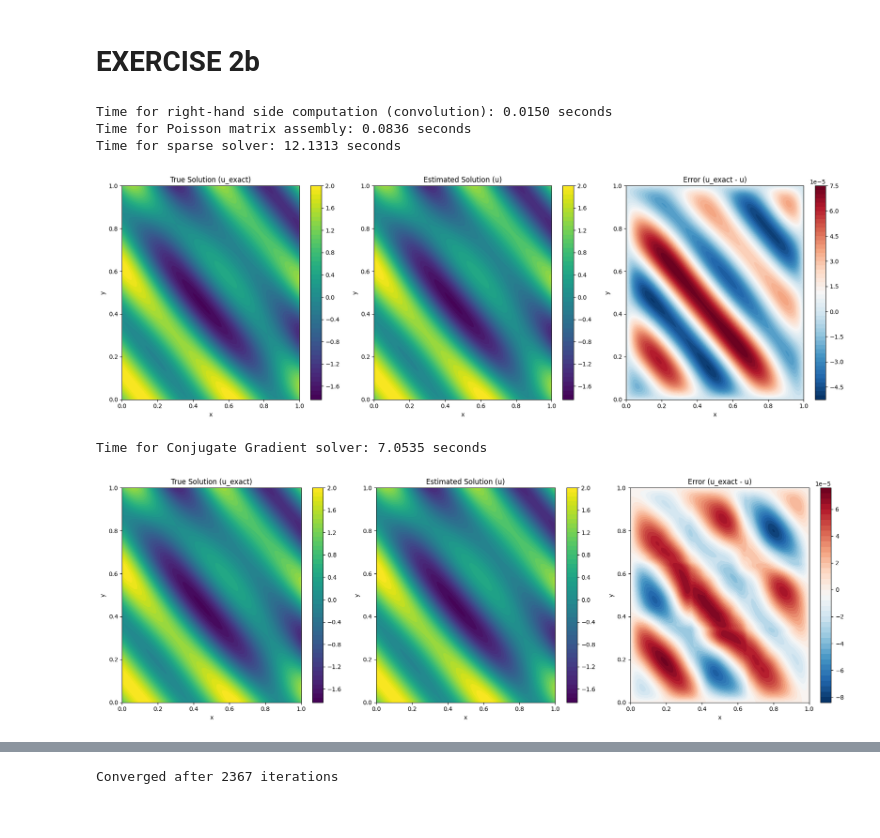
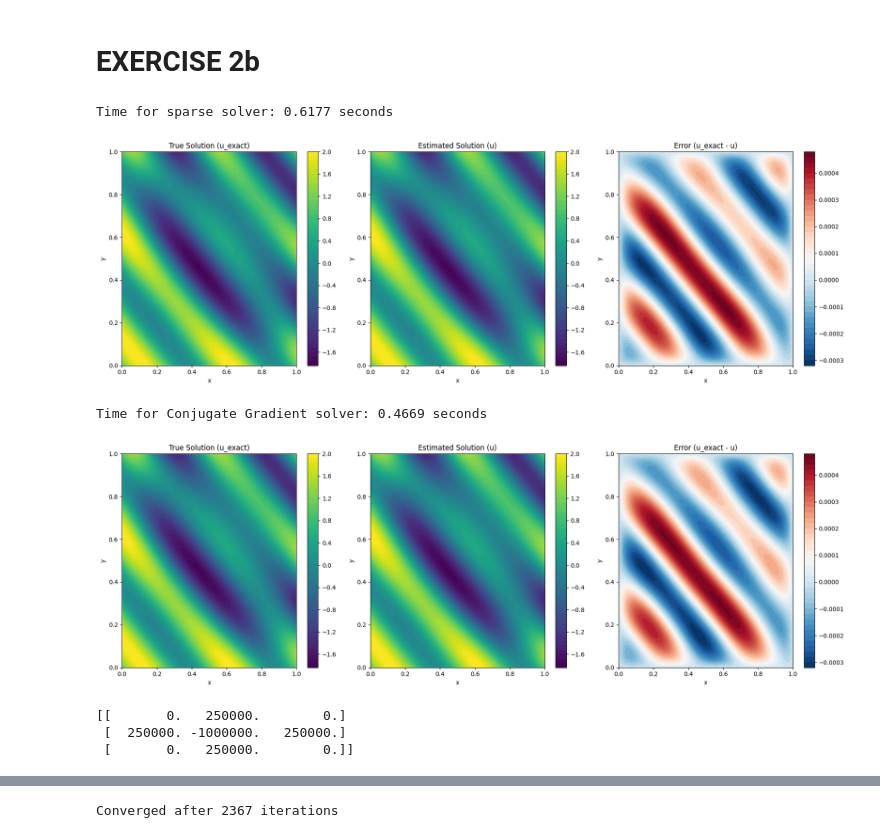
Before and after one commit to madswerngeen/02687---Scientific-Computing-for-differential-equations, a Jupyter notebook: assignment_1.ipynb, the cells around one changed output, grey strips where cells are left out. Cells and saved outputs as stored; diff of their text form; code cells hidden in the pictures.

```diff
--- a/assignment_1.ipynb
+++ b/assignment_1.ipynb
@@ -335,7 +335,7 @@ def f_rhs(x, y):
     return -16 * np.pi**2 * (2 * np.sin(4 * np.pi * (x + y)) + np.cos(4 * np.pi * x * y) * (x**2 + y**2))
 
 # Parameters
-N = 500  # number of grid points in each direction
+N = 200  # number of grid points in each direction
 h = 1.0 / N  # grid spacing
 
 # Create the grid
@@ -357,30 +357,23 @@ f = f_rhs(X, Y)
 
 # Poisson 5-point stencil matrix
 def poisson5(m, h):
-    e = np.ones(m)
+    e = np.ones(m) / h**2  # Scaling by 1/h^2 for correct discretization
     S = sp.diags([e, -2*e, e], [-1, 0, 1], shape=(m, m))
     I = sp.eye(m)
     A = sp.kron(I, S) + sp.kron(S, I)
-    A = A / h**2  # Scaling by 1/h^2 for correct discretization
+    A = A
     return A
 
 # Laplacian kernel for convolution
-L = np.array([[0, 1, 0], [1, -4, 1], [0, 1, 0]])/h**2
-
-# Timing the right-hand side computation (convolution)
-start_time = time.time()  # Start the timer
+L = np.array([[0, 1, 0], [1, -4, 1], [0, 1, 0]]) / h**2
+# right-hand side computation (convolution)
 rhs = f[1:-1, 1:-1] - convolve2d(u, L, mode='valid')
-rhs_time = time.time() - start_time  # End the timer and record the time
-print(f"Time for right-hand side computation (convolution): {rhs_time:.4f} seconds")
 
 # Flatten the right-hand side to a vector for the sparse solver
 f_vec = rhs.flatten()
 
 # Timing the Poisson matrix assembly
-start_time = time.time()  # Start the timer
 A = poisson5(N-1, h)
-A_time = time.time() - start_time  # End the timer and record the time
-print(f"Time for Poisson matrix assembly: {A_time:.4f} seconds")
 
 # Timing the sparse solver
 start_time = time.time()  # Start the timer
@@ -440,36 +433,40 @@ error = u_exact(X, Y) - u
 
 # Plotting the results: True Solution, Estimated Solution, and Error
 plt.figure(figsize=(18, 6))
 
 # Plot the true solution (u_exact)
 plt.subplot(1, 3, 1)
 plt.title("True Solution (u_exact)")
 cp1 = plt.contourf(X, Y, u_exact(X, Y), levels=50, cmap='viridis')
 plt.colorbar(cp1)
 plt.xlabel('x')
 plt.ylabel('y')
 
 # Plot the estimated solution (u)
 plt.subplot(1, 3, 2)
 plt.title("Estimated Solution (u)")
 cp2 = plt.contourf(X, Y, u, levels=50, cmap='viridis')
 plt.colorbar(cp2)
 plt.xlabel('x')
 plt.ylabel('y')
 
 # Plot the error
 plt.subplot(1, 3, 3)
 plt.title("Error (u_exact - u)")
 cp3 = plt.contourf(X, Y, error, levels=50, cmap='RdBu_r')
 plt.colorbar(cp3)
 plt.xlabel('x')
 plt.ylabel('y')
 plt.tight_layout()
 plt.show()
 # %% [output]
-Time for right-hand side computation (convolution): 0.0150 seconds
-Time for Poisson matrix assembly: 0.0836 seconds
-Time for sparse solver: 12.1313 seconds
+Time for sparse solver: 0.6177 seconds
-[figure, old version]
+[figure, new version]
-Time for Conjugate Gradient solver: 7.0535 seconds
+Time for Conjugate Gradient solver: 0.4669 seconds
-[figure, old version]
+[figure, new version]
+# %%
+print(L)
+# %% [output]
+[[       0.   250000.        0.]
+ [  250000. -1000000.   250000.]
+ [       0.   250000.        0.]]
```
Also changed, not shown: parts of 1 cell of this notebook.
